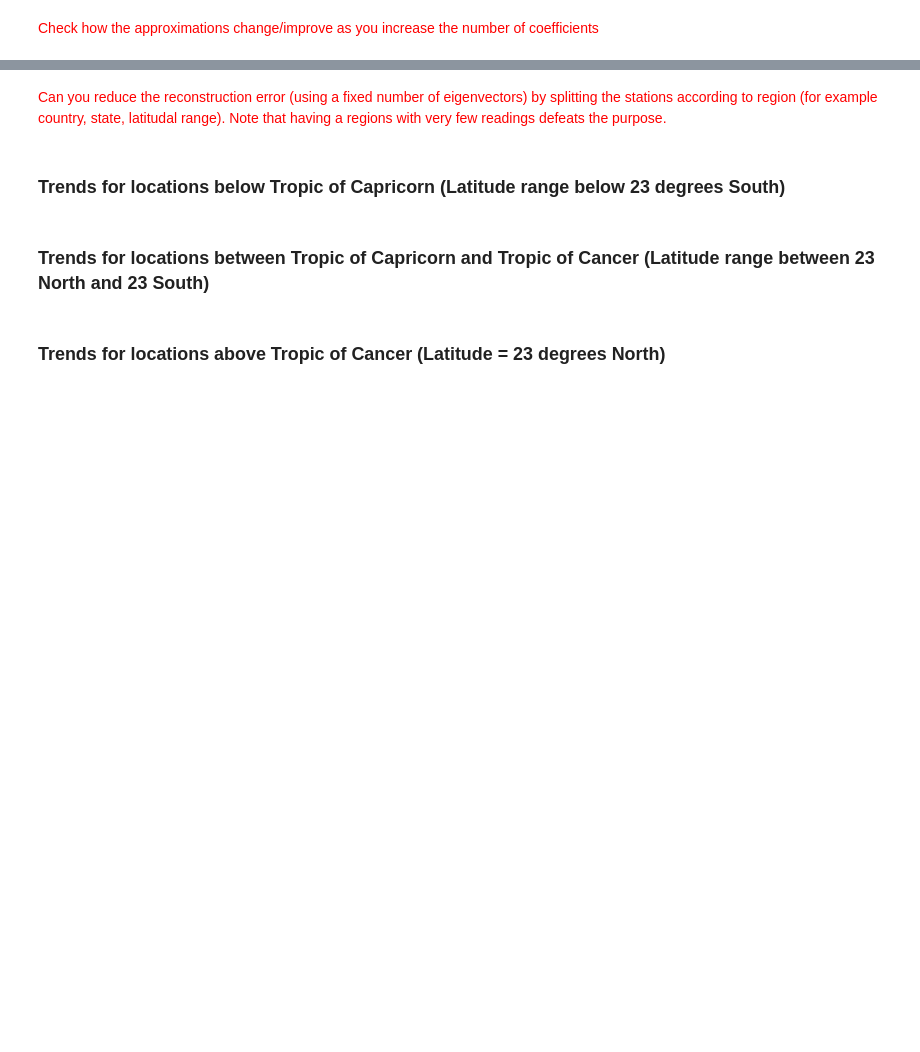
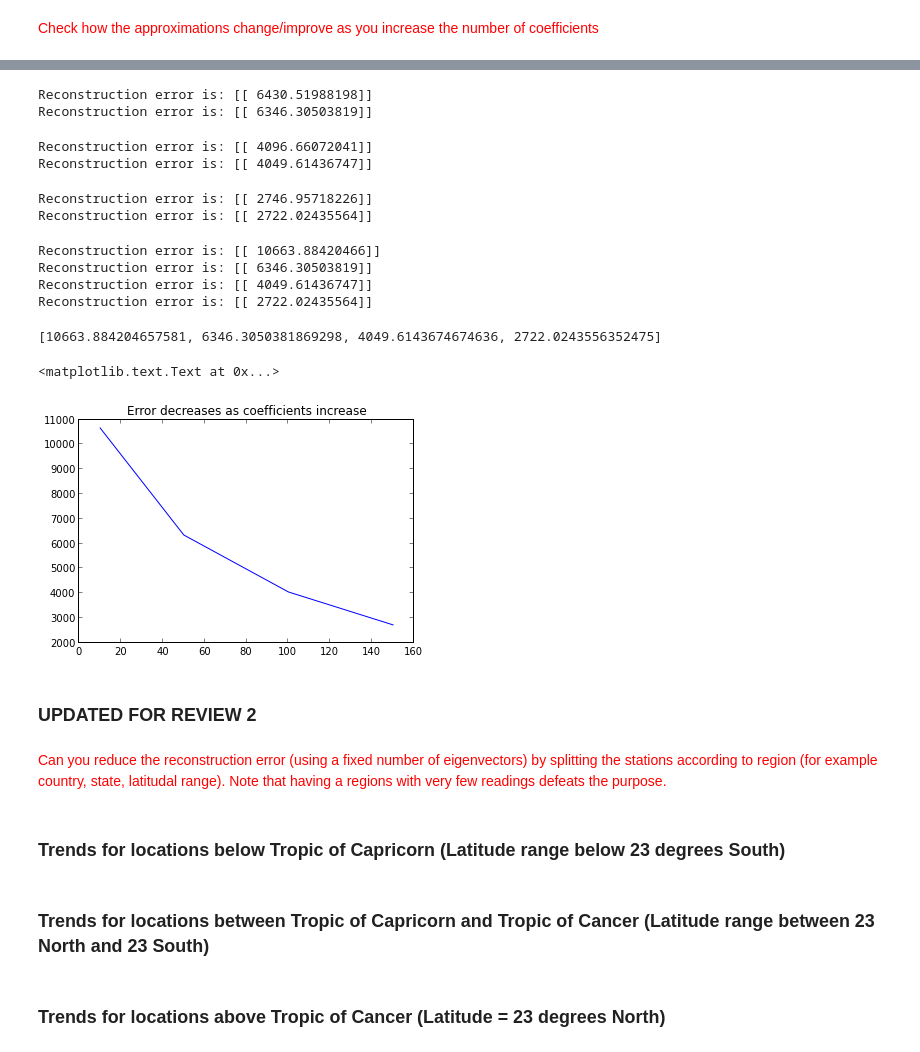
Before and after one commit to suvir/UCSD_BigData, a Jupyter notebook: notebooks/weather/Weather Analysis.ipynb, the cells around one changed output, grey strips where cells are left out. Drawn from its saved outputs; the diff is of its cells as text; code cells hidden in the pictures; blank space fills up the shorter version.

```diff
--- a/notebooks/weather/Weather Analysis.ipynb
+++ b/notebooks/weather/Weather Analysis.ipynb
@@ -951,3 +930,76 @@ shape(selection)
+# %%
+def err(V):
+    """ err = the average of the square values """
+    return np.dot(V,V.T)/len(V)
+
+def meanErr(D):
+    """ meanErr = the average err over all rows of D """
+    total_err=0
+    n=shape(D)[0]
+    for i in range(n):
+        total_err += err(D[i,:])
+    return total_err/n
+
+def recon_error(U, k, D):
+    '''
+        Outputs the reconstruction error using the top k eigen vectors and returns the corresponding reconstruction
+        U = all eigenvectors
+        k = number of eigenvectors to use
+        D = original data
+    '''
+    Eig=np.matrix(U[:,:k])
+    #print [np.linalg.norm(U[:,i]) for i in range(k)] #norm of eigenvectors
+    m=np.matrix(D)
+    m[isnan(m)]=0
+    matrix = m-Mean
+    Prod=matrix*Eig;
+    Recon=Eig*Prod.transpose()+Mean[:,np.newaxis]
+    Error=meanErr(Recon.transpose()-m)
+    print "Reconstruction error is: " + str(Error)
+    return Prod, Recon, Error
+# %%
+k=50
+Prod1, Recon1, e1 = recon_error(U1, k, M)
+Prod2, Recon2, e2 = recon_error(U2, k, M)
+# %% [output]
+Reconstruction error is: [[ 6430.51988198]]
+Reconstruction error is: [[ 6346.30503819]]
+# %%
+k=100
+Prod1, Recon1, e1 = recon_error(U1, k, M)
+Prod2, Recon2, e2 = recon_error(U2, k, M)
+# %% [output]
+Reconstruction error is: [[ 4096.66072041]]
+Reconstruction error is: [[ 4049.61436747]]
+# %%
+k=150
+Prod1, Recon1, e1 = recon_error(U1, k, M)
+Prod2, Recon2, e2 = recon_error(U2, k, M)
+# %% [output]
+Reconstruction error is: [[ 2746.95718226]]
+Reconstruction error is: [[ 2722.02435564]]
+# %%
+errors=[]
+for k in [10,50,100,150]:
+    Prod2, Recon2, e2 = recon_error(U2, k, M)
+    errors.append(e2)
+# %% [output]
+Reconstruction error is: [[ 10663.88420466]]
+Reconstruction error is: [[ 6346.30503819]]
+Reconstruction error is: [[ 4049.61436747]]
+Reconstruction error is: [[ 2722.02435564]]
+# %%
+errs=[err[0,0] for err in errors]
+print errs
+#plot(range(10,150,5),np.sqrt(errs))
+plot([10,50,100,150],errs)
+title("Error decreases as coefficients increase")
+# %% [output]
+[10663.884204657581, 6346.3050381869298, 4049.6143674674636, 2722.0243556352475]
+<matplotlib.text.Text at 0x...>
+[figure, added]
+# %% [markdown]
+### UPDATED FOR REVIEW 2
 # %% [markdown]
 <span style="color:red">Can you reduce the reconstruction error (using a fixed number of eigenvectors) by splitting the stations according to region (for example country, state, latitudal range). Note that having a regions with very few readings defeats the purpose.
 # %% [markdown]
```
Also changed, not shown: parts of 14 cells of this notebook.
